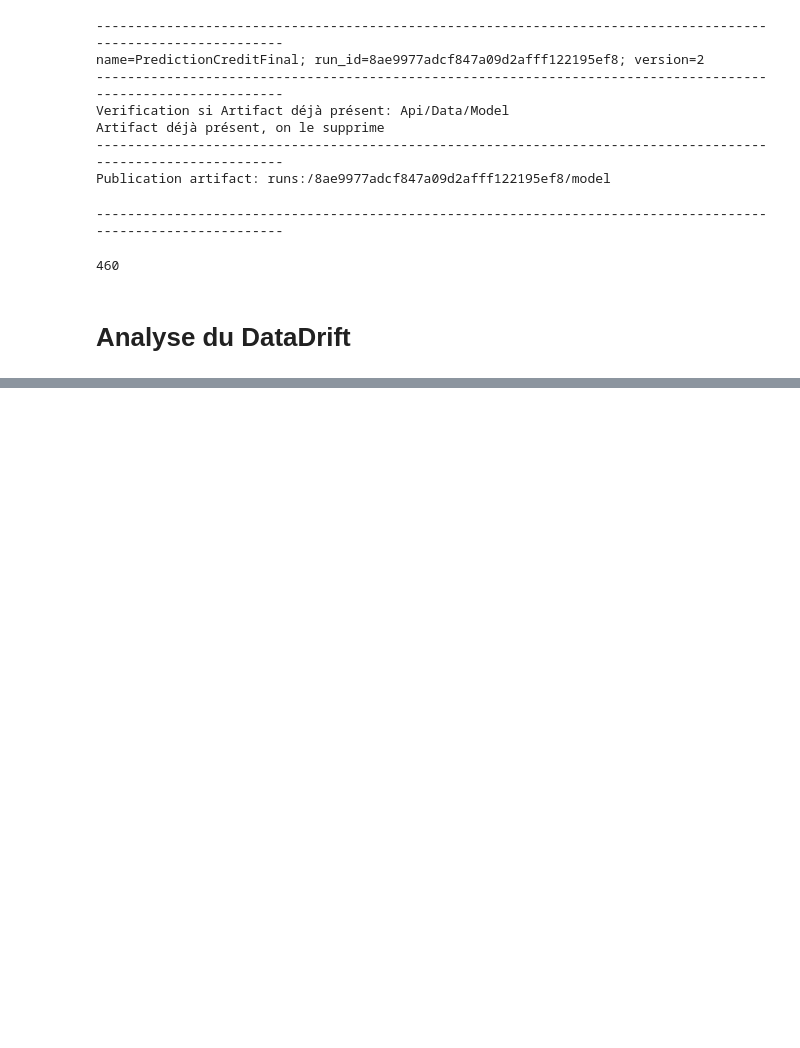
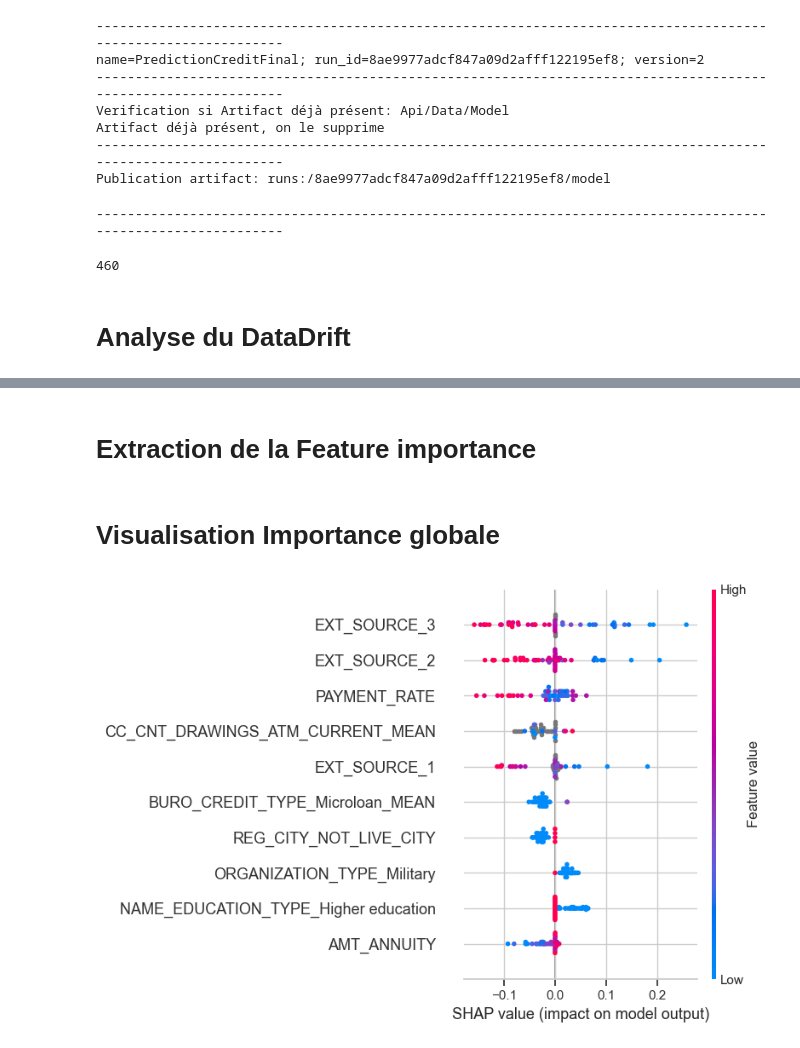
Before and after one commit to m322345/PF6, a Jupyter notebook: Modelisation2.ipynb, the cells around one changed output, grey strips where cells are left out. Saved outputs shown, nothing was run; the diff lists cells and outputs as text; code cells hidden in the pictures; blank space fills up the shorter version.

Commit message:
ajout drift feature importance

```diff
--- a/Modelisation2.ipynb
+++ b/Modelisation2.ipynb
@@ -1276 +1280,3 @@ data_drift_report.save_html(FichierDrift)
+# %% [markdown]
+# Extraction de la Feature importance
 # %%
@@ -1295,0 +1311,17 @@ def visualize_importance(models, X_train):
+# %%
+import pickle
+
+pathDb = 'Api/Data/Db/'
+pathMod = 'Api/Data/Model/'
+ClientsDatabase = pd.read_csv(pathDb+'ClientDatabase.csv')
+ClientsList = ClientsDatabase['SK_ID_CURR'].tolist()
+# %%
+model = loadModel()
+clientId = ClientsList[0]
+shap_values_single, shap_values = visualize_importance(model, clientId, ClientsDatabase)
+# %% [markdown]
+# Visualisation Importance globale
+# %%
+shap.summary_plot(shap_values, max_display=10)
+# %% [output]
+[figure, added]
```
Also changed, not shown: parts of 5 cells of this notebook, 1 other file.
